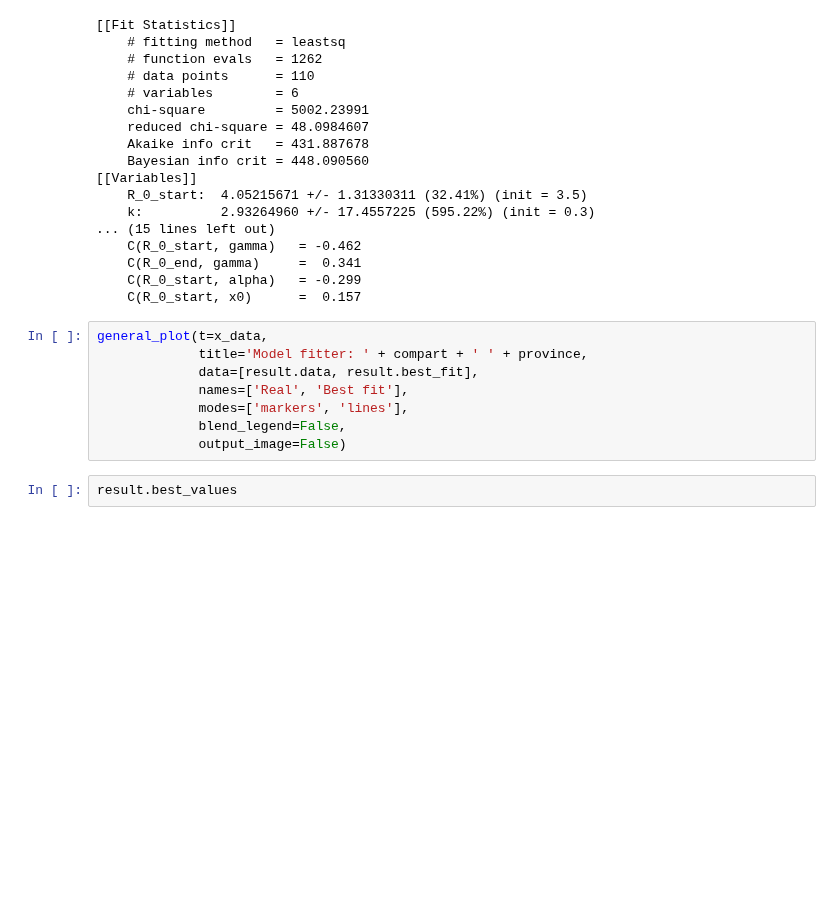
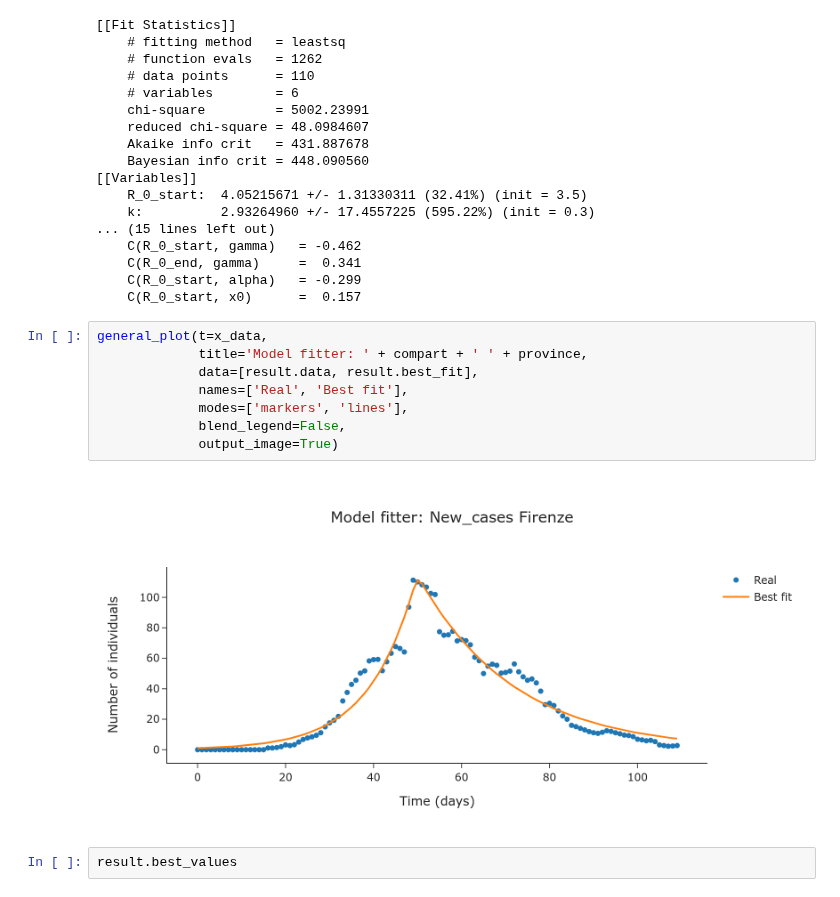
Before and after one commit to nicoloverardo/master-degree-thesis, a Jupyter notebook: notebooks/sird.ipynb, the cells around one changed output. Cells and saved outputs as stored; diff of their text form; blank space fills up the shorter version.

```diff
--- a/notebooks/sird.ipynb
+++ b/notebooks/sird.ipynb
@@ -321,11 +321,13 @@ lmfit.report_fit(result)
 # %%
 general_plot(t=x_data,
              title='Model fitter: ' + compart + ' ' + province,
              data=[result.data, result.best_fit],
              names=['Real', 'Best fit'],
              modes=['markers', 'lines'],
              blend_legend=False,
-             output_image=False)
+             output_image=True)
+# %% [output]
+[figure, added]
 # %%
 result.best_values
 # %% [output]
```
